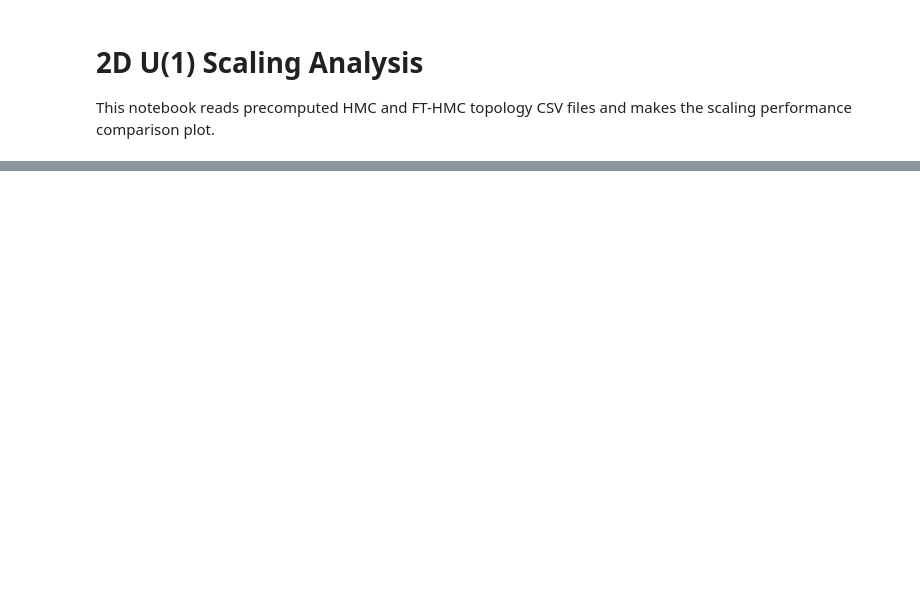
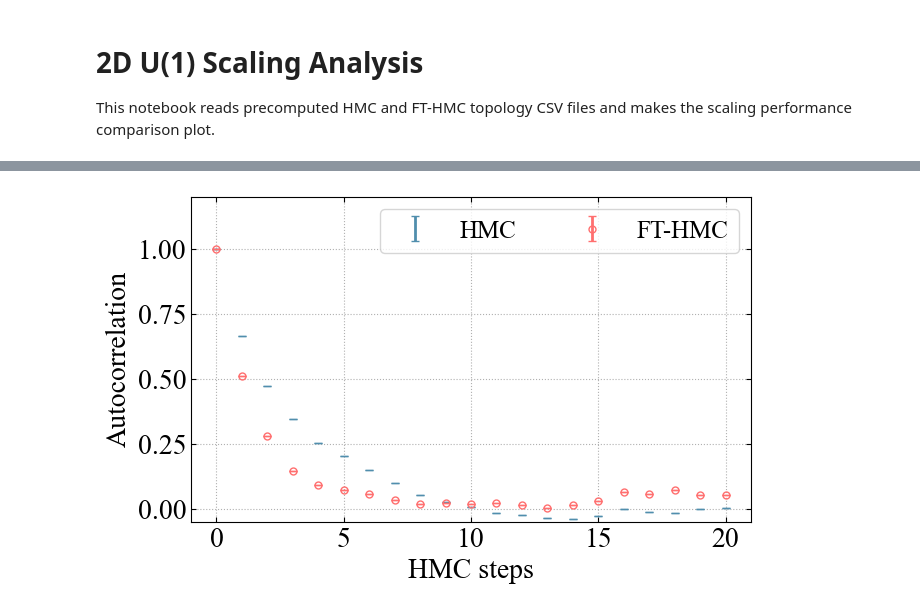
Before and after one commit to Greyyy-HJC/NTHMC, a Jupyter notebook: presentation/2du1_scaling.ipynb, the cells around one changed output, grey strips where cells are left out. Drawn from its saved outputs; the diff is of its cells as text; code cells hidden in the pictures; blank space fills up the shorter version.

```diff
--- a/presentation/2du1_scaling.ipynb
+++ b/presentation/2du1_scaling.ipynb
@@ -169,16 +180,18 @@ plt.show()
 # %%
-SELECTED_L = LATTICE_SIZES[0]
-SELECTED_BETA = BETAS[0]
+SELECTED_L = 8
+SELECTED_BETA = 3
 curve = results[(SELECTED_L, SELECTED_BETA)]
 lags = np.arange(MAX_LAG + 1)
 
 fig, ax = default_plot()
 ax.errorbar(lags, gv.mean(curve["hmc_auto"]), yerr=gv.sdev(curve["hmc_auto"]), label="HMC", color=color_ls[0], **errorb)
 ax.errorbar(lags, gv.mean(curve["fthmc_auto"]), yerr=gv.sdev(curve["fthmc_auto"]), label="FT-HMC", color=color_ls[3], **errorb_circle)
 ax.set_ylim(-0.05, 1.2)
 ax.legend(ncol=2, loc="upper right", **fs_small_p)
 ax.set_xlabel("HMC steps", **fs_p)
 ax.set_ylabel("Autocorrelation", **fs_p)
 plt.tight_layout()
 plt.savefig(PLOT_DIR / f"scaling_autocorrelation_L{SELECTED_L}_b{format_beta(SELECTED_BETA)}.pdf", transparent=True)
 plt.show()
+# %% [output]
+[figure, added]
```
Also changed, not shown: parts of 3 cells of this notebook, 2 other files.
